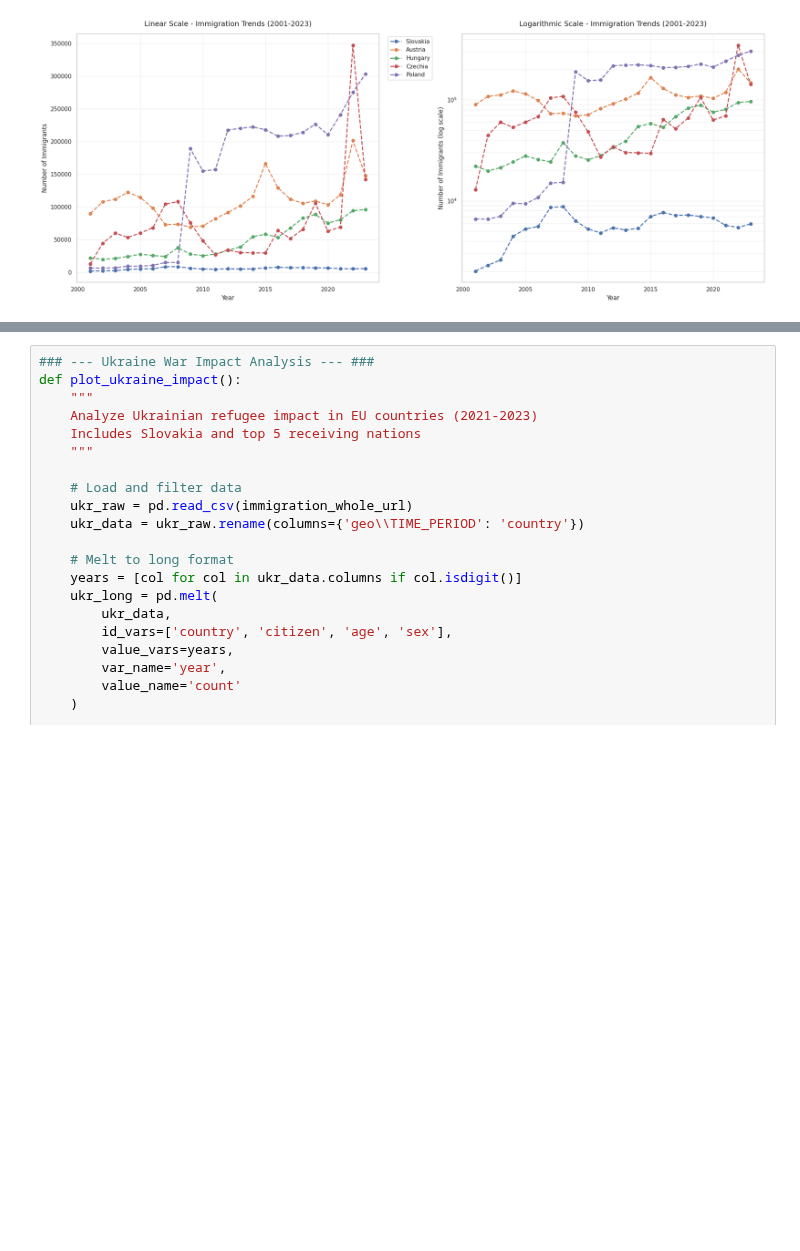
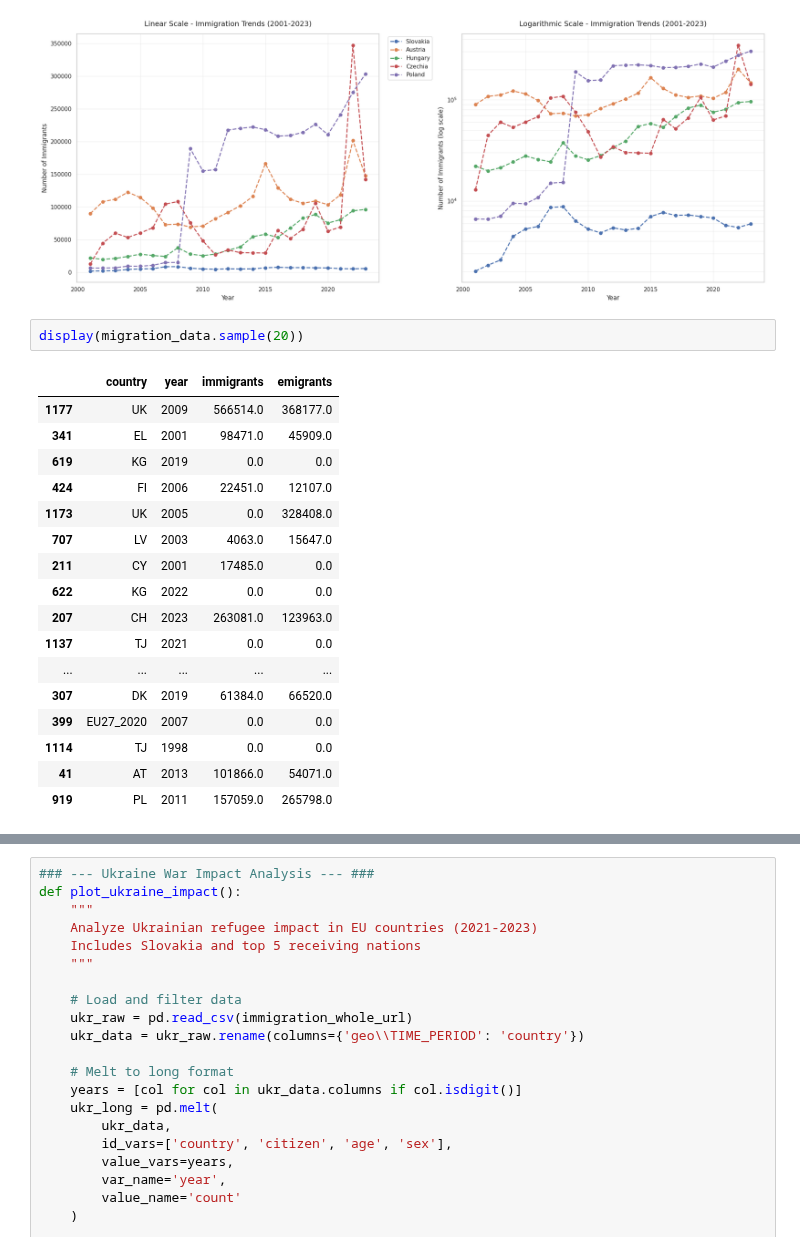
Before and after one commit to loveBeatles/datavis_project, a Jupyter notebook: group_project.ipynb, the cells around one changed output, grey strips where cells are left out. Saved outputs shown, nothing was run; the diff lists cells and outputs as text; blank space fills up the shorter version.

```diff
--- a/group_project.ipynb
+++ b/group_project.ipynb
@@ -1535,6 +1589,26 @@ def plot_neighbor_comparison(data):
 plot_neighbor_comparison(migration_data_sk_neighbors)
 # %% [output]
 [figure]
+# %%
+display(migration_data.sample(20))
+# %% [output]
+|  | country | year | immigrants | emigrants |
+| 1177 | UK | 2009 | 566514.0 | 368177.0 |
+| 341 | EL | 2001 | 98471.0 | 45909.0 |
+| 619 | KG | 2019 | 0.0 | 0.0 |
+| 424 | FI | 2006 | 22451.0 | 12107.0 |
+| 1173 | UK | 2005 | 0.0 | 328408.0 |
+| 707 | LV | 2003 | 4063.0 | 15647.0 |
+| 211 | CY | 2001 | 17485.0 | 0.0 |
+| 622 | KG | 2022 | 0.0 | 0.0 |
+| 207 | CH | 2023 | 263081.0 | 123963.0 |
+| 1137 | TJ | 2021 | 0.0 | 0.0 |
+| ... | ... | ... | ... | ... |
+| 307 | DK | 2019 | 61384.0 | 66520.0 |
+| 399 | EU27_2020 | 2007 | 0.0 | 0.0 |
+| 1114 | TJ | 1998 | 0.0 | 0.0 |
+| 41 | AT | 2013 | 101866.0 | 54071.0 |
+| 919 | PL | 2011 | 157059.0 | 265798.0 |
 # %%
 def analyze_migration_trends(data):
     """
```
Also changed, not shown: parts of 11 cells of this notebook.
